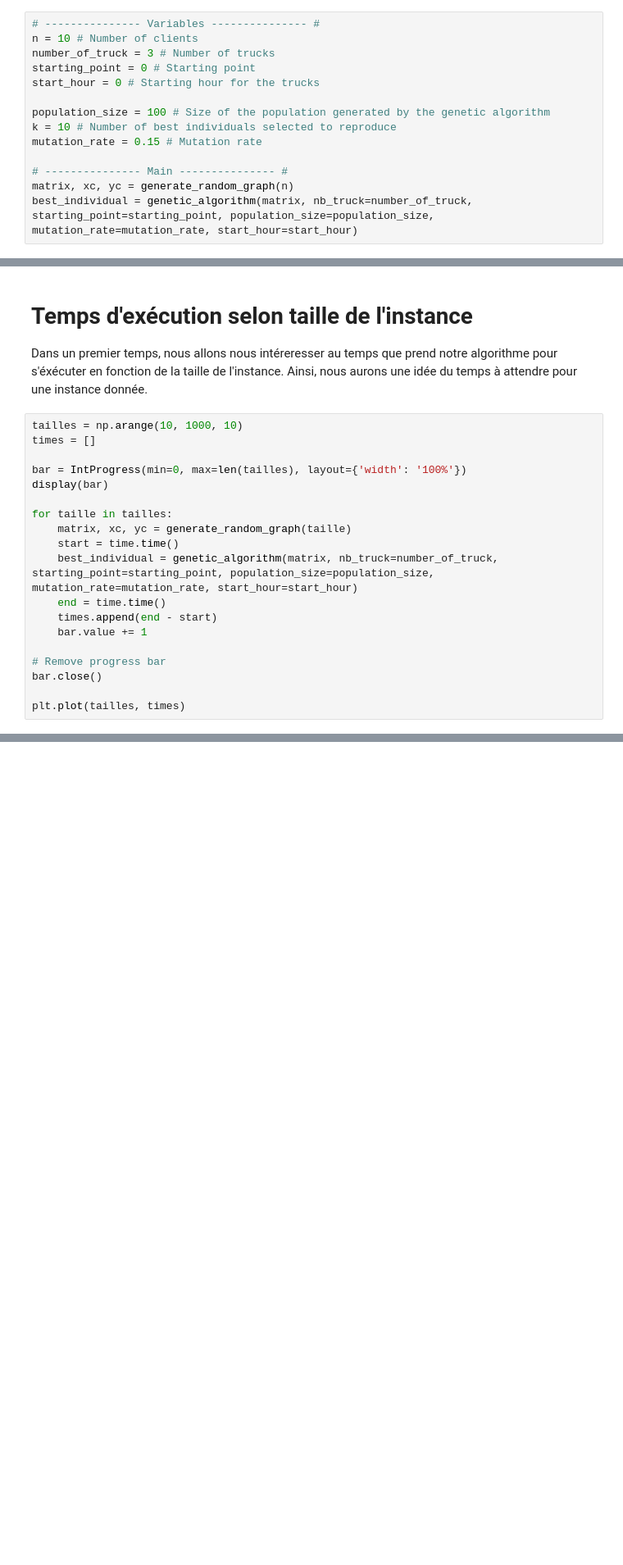
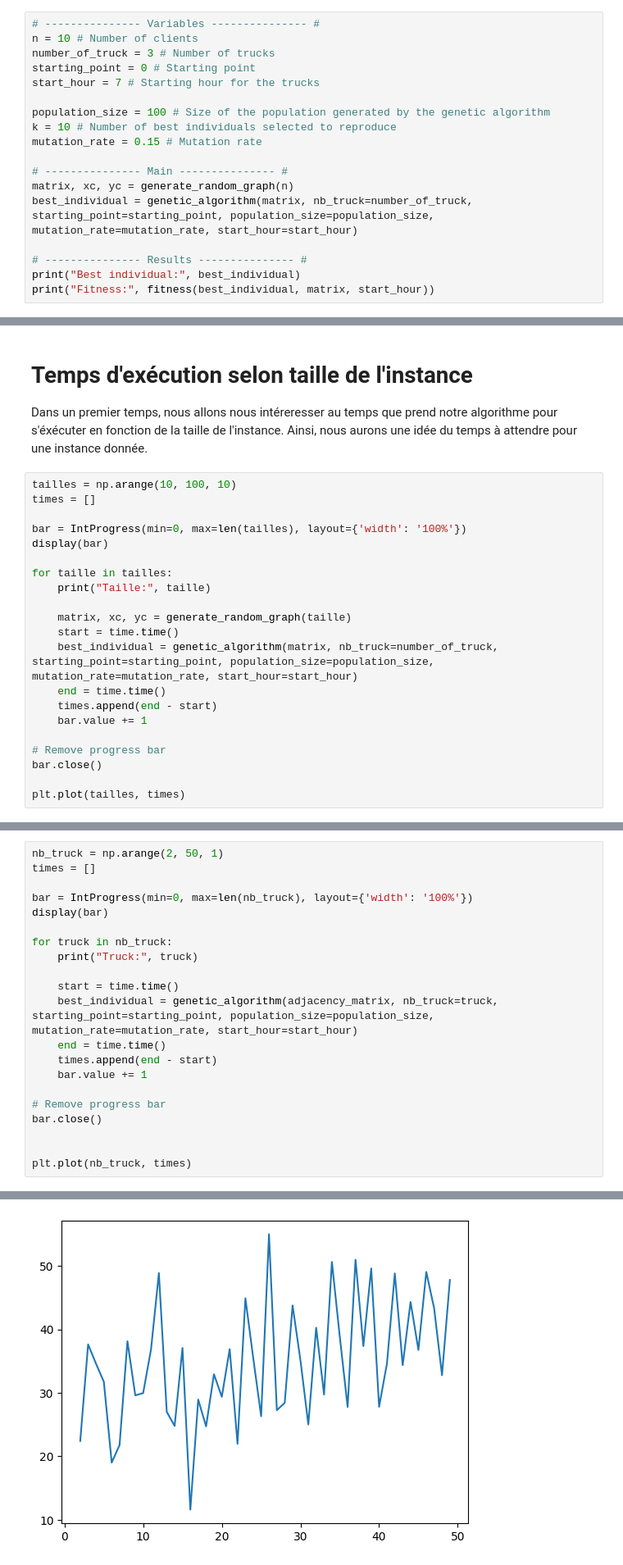
Before and after one commit to Vic06163/Algorithmics-project, a Jupyter notebook: Livrable v2.ipynb, the cells around one changed output, grey strips where cells are left out. Shown at 82% size. Saved outputs shown, nothing was run; the diff lists cells and outputs as text; blank space fills up the shorter version.

```diff
--- a/Livrable v2.ipynb
+++ b/Livrable v2.ipynb
@@ -658,7 +699,7 @@ def genetic_algorithm(adjency_matrix, nb_truck, start_hour=8, starting_point=0,
 n = 10 # Number of clients
 number_of_truck = 3 # Number of trucks
 starting_point = 0 # Starting point
-start_hour = 0 # Starting hour for the trucks
+start_hour = 7 # Starting hour for the trucks
 
 population_size = 100 # Size of the population generated by the genetic algorithm
 k = 10 # Number of best individuals selected to reproduce
@@ -667,4 +708,8 @@ mutation_rate = 0.15 # Mutation rate
 # --------------- Main --------------- #
 matrix, xc, yc = generate_random_graph(n)
 best_individual = genetic_algorithm(matrix, nb_truck=number_of_truck, starting_point=starting_point, population_size=population_size, mutation_rate=mutation_rate, start_hour=start_hour)
+
+# --------------- Results --------------- #
+print("Best individual:", best_individual)
+print("Fitness:", fitness(best_individual, matrix, start_hour))
 # %% [output]
@@ -751,13 +824,15 @@ Objective: 29.418699712846873
 
 Dans un premier temps, nous allons nous intéreresser au temps que prend notre algorithme pour s'éxécuter en fonction de la taille de l'instance. Ainsi, nous aurons une idée du temps à attendre pour une instance donnée.
 # %%
-tailles = np.arange(10, 1000, 10)
+tailles = np.arange(10, 100, 10)
 times = []
 
 bar = IntProgress(min=0, max=len(tailles), layout={'width': '100%'})
 display(bar)
 
 for taille in tailles:
+    print("Taille:", taille)
+
     matrix, xc, yc = generate_random_graph(taille)
     start = time.time()
     best_individual = genetic_algorithm(matrix, nb_truck=number_of_truck, starting_point=starting_point, population_size=population_size, mutation_rate=mutation_rate, start_hour=start_hour)
@@ -771,0 +865,22 @@ plt.plot(tailles, times)
+# %%
+nb_truck = np.arange(2, 50, 1)
+times = []
+
+bar = IntProgress(min=0, max=len(nb_truck), layout={'width': '100%'})
+display(bar)
+
+for truck in nb_truck:
+    print("Truck:", truck)
+
+    start = time.time()
+    best_individual = genetic_algorithm(adjacency_matrix, nb_truck=truck, starting_point=starting_point, population_size=population_size, mutation_rate=mutation_rate, start_hour=start_hour)
+    end = time.time()
+    times.append(end - start)
+    bar.value += 1
+
+# Remove progress bar
+bar.close()
+
+
+plt.plot(nb_truck, times)
+# %% [output]
@@ -771,0 +906 @@ plt.plot(tailles, times)
+[figure, added]
```
Also changed, not shown: parts of 20 cells of this notebook.
